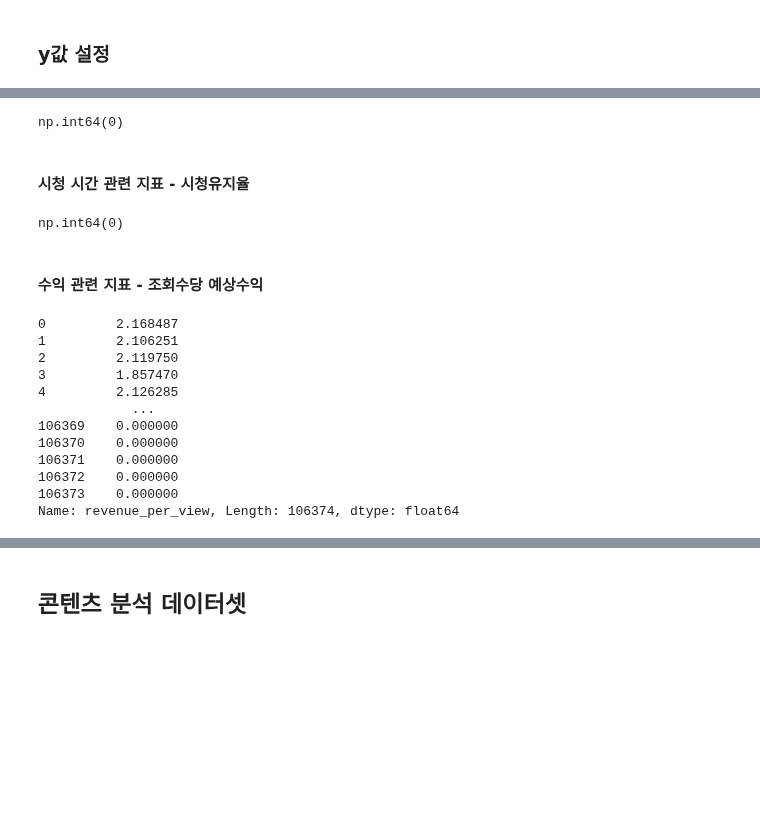
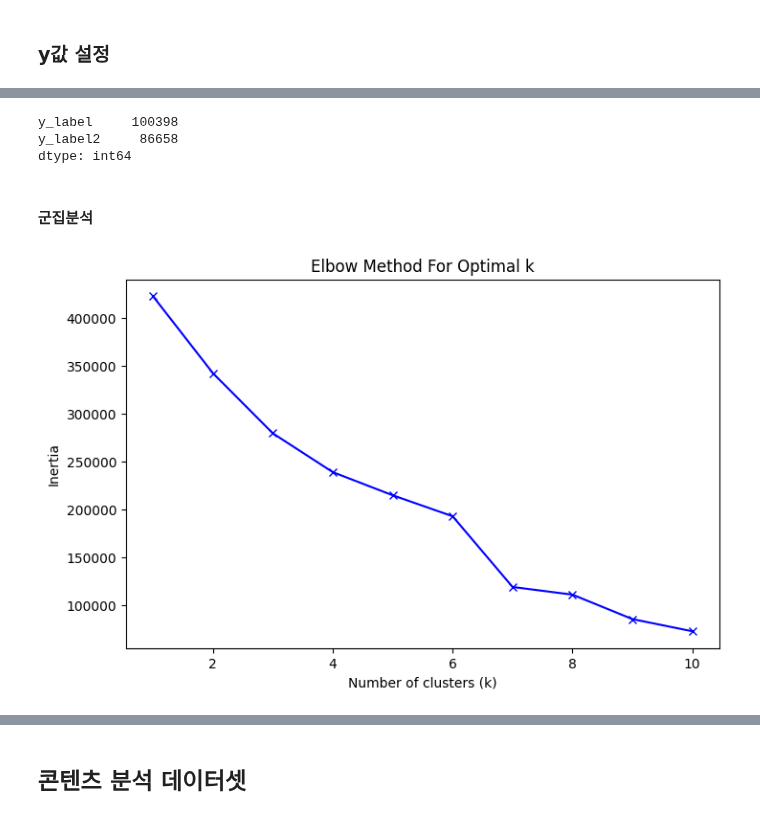
Before and after one commit to kkwann/awake, a Jupyter notebook: 3.EDA.ipynb, the cells around one changed output, grey strips where cells are left out. Cells and saved outputs as stored; diff of their text form; code cells hidden in the pictures; blank space fills up the shorter version.

```diff
--- a/3.EDA.ipynb
+++ b/3.EDA.ipynb
@@ -170,0 +153,11 @@ Name: total_engage_rate, Length: 106374, dtype: float64
+# %%
+# y값 활용 지표
+y_col = ['total_engage_rate', 'net_subscribers_change', 'averageViewPercentage', 'revenue_per_view'] ## null값은 views가 0인 데이터
+# %%
+# null값 대체
+merge_df_users_fin[y_col] = merge_df_users_fin[y_col].fillna(0) ## NaN
+merge_df_users_fin[y_col] = np.where(merge_df_users_fin[y_col]==np.inf,0,merge_df_users_fin[y_col]) ## inf
+# %%
+# 표준화 (Standard Scaling)
+scaler = StandardScaler()
+scaled_features = scaler.fit_transform(merge_df_users_fin[y_col])
@@ -170,0 +166,7 @@ Name: total_engage_rate, Length: 106374, dtype: float64
+# %%
+# Isolation Forest 모델 학습
+iso_forest = IsolationForest(contamination=0.05, random_state=42)  # 이상치 비율 설정
+iso_forest.fit(scaled_features)
+
+# 이상치 점수 계산
+anomaly_scores = iso_forest.decision_function(scaled_features)
@@ -171,12 +271,6 @@ Name: total_engage_rate, Length: 106374, dtype: float64
 # %%
-merge_df_users_fin['net_subscribers_change'].isnull().sum()
+merge_df_users_fin[['y_label','y_label2']].sum()
 # %% [output]
-np.int64(0)
+y_label     100398
+y_label2     86658
+dtype: int64
-# %% [markdown]
-#### 시청 시간 관련 지표 - 시청유지율
-# %%
-merge_df_users_fin['averageViewPercentage'].isnull().sum()
-# %% [output]
-np.int64(0)
-# %% [markdown]
-#### 수익 관련 지표 - 조회수당 예상수익
@@ -186,15 +277,2 @@ merge_df_users_fin['revenue_per_view'] = merge_df_users_fin['revenue_per_view'].
-# %%
-merge_df_users_fin['revenue_per_view']
-# %% [output]
-0         2.168487
-1         2.106251
-2         2.119750
-3         1.857470
-4         2.126285
-            ...
-106369    0.000000
-106370    0.000000
-106371    0.000000
-106372    0.000000
-106373    0.000000
-Name: revenue_per_view, Length: 106374, dtype: float64
+# %% [markdown]
+#### 군집분석
@@ -200,0 +285,19 @@ Name: revenue_per_view, Length: 106374, dtype: float64
+# %%
+# 엘보우 기법을 사용해 적절한 클러스터 수 찾기
+inertia = []
+K = range(1, 11)  # 1부터 10까지의 클러스터 수를 테스트
+
+for k in K:
+    kmeans = KMeans(n_clusters=k, random_state=42)
+    kmeans.fit(scaled_features)
+    inertia.append(kmeans.inertia_)
+
+# 엘보우 그래프 그리기
+plt.figure(figsize=(8, 5))
+plt.plot(K, inertia, 'bx-')
+plt.xlabel('Number of clusters (k)')
+plt.ylabel('Inertia')
+plt.title('Elbow Method For Optimal k')
+plt.show()
+# %% [output]
+[figure, added]
```
Also changed, not shown: parts of 25 cells of this notebook, 1 other file.
